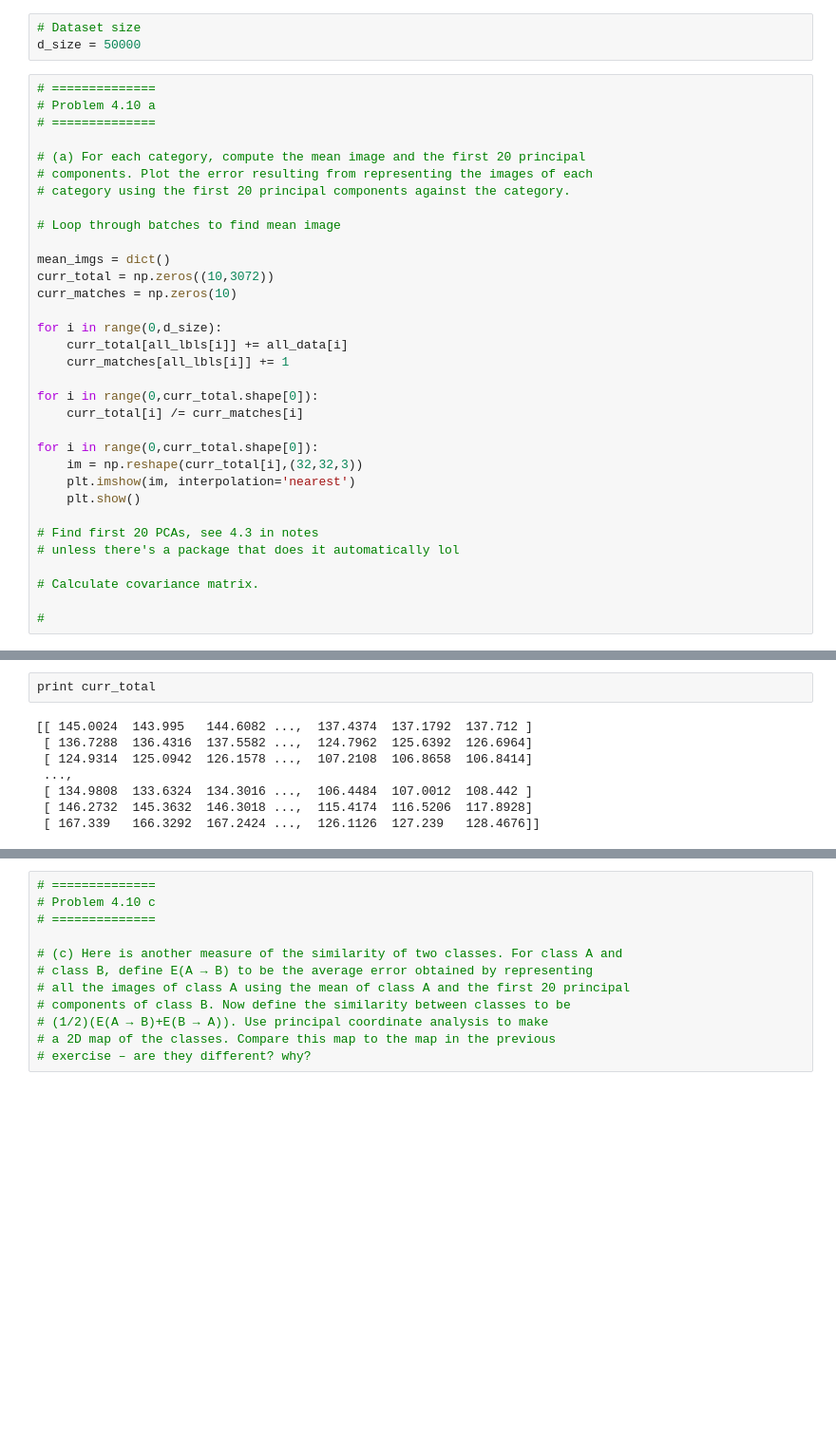
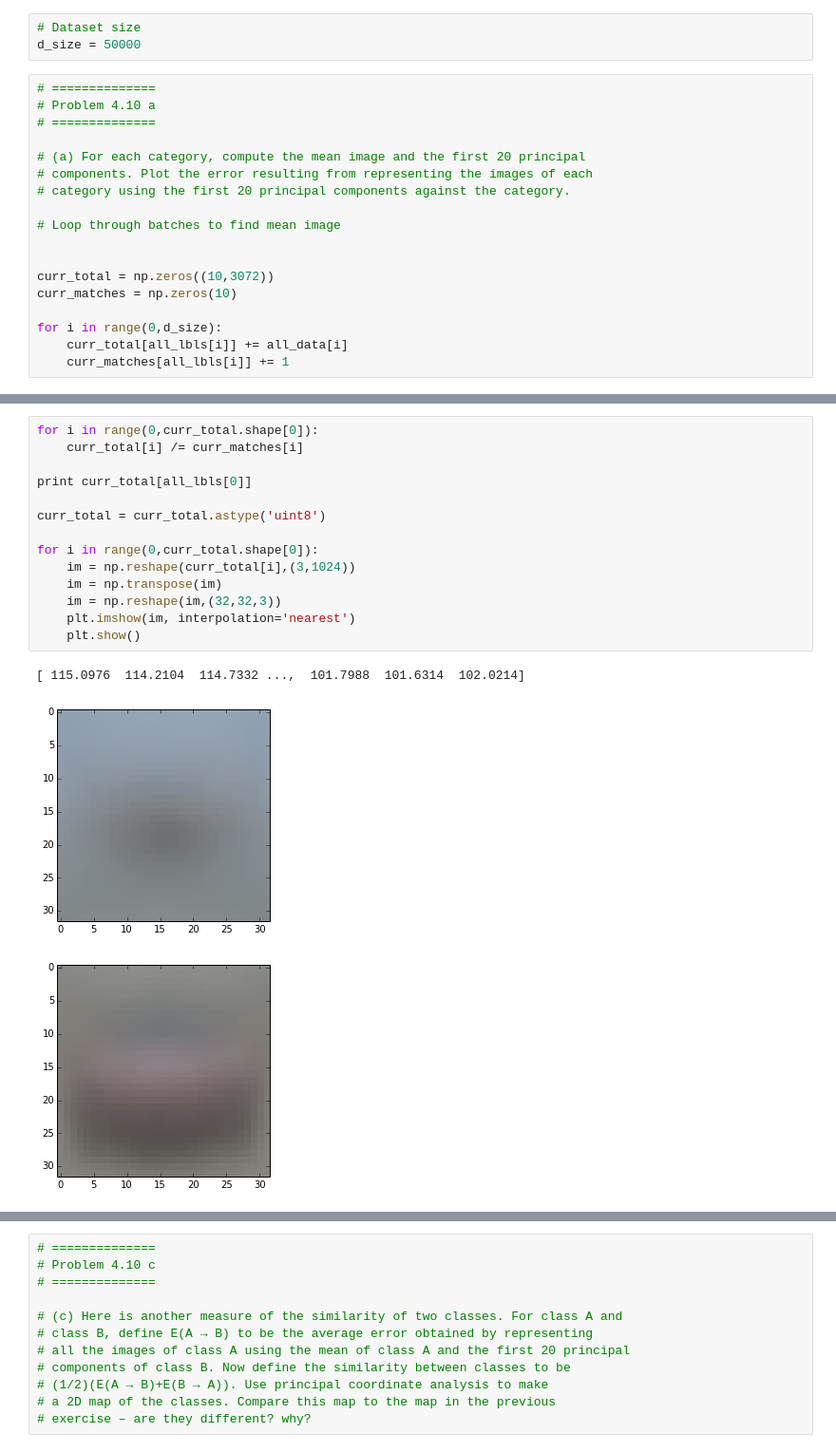
Before and after one commit to roshanjrajan/CS498-AML, a Jupyter notebook: hw3/CS_498_AML_HW3.ipynb, the cells around one changed output, grey strips where cells are left out. Shown at 95% size. Cells and saved outputs as stored; diff of their text form; blank space fills up the shorter version.

```diff
--- a/hw3/CS_498_AML_HW3.ipynb
+++ b/hw3/CS_498_AML_HW3.ipynb
@@ -66,25 +79,10 @@ d_size = 50000
 
 # Loop through batches to find mean image
 
-mean_imgs = dict()
+
 curr_total = np.zeros((10,3072))
 curr_matches = np.zeros(10)
 
 for i in range(0,d_size):
     curr_total[all_lbls[i]] += all_data[i]
     curr_matches[all_lbls[i]] += 1
-
-for i in range(0,curr_total.shape[0]):
-    curr_total[i] /= curr_matches[i]
-
-for i in range(0,curr_total.shape[0]):
-    im = np.reshape(curr_total[i],(32,32,3))
-    plt.imshow(im, interpolation='nearest')
-    plt.show()
-
-# Find first 20 PCAs, see 4.3 in notes
-# unless there's a package that does it automatically lol
-
-# Calculate covariance matrix.
-
-#
@@ -102,10 +89,18 @@ for i in range(0,curr_total.shape[0]):
-# %%
-print curr_total
-# %% [output]
-[[ 145.0024  143.995   144.6082 ...,  137.4374  137.1792  137.712 ]
- [ 136.7288  136.4316  137.5582 ...,  124.7962  125.6392  126.6964]
- [ 124.9314  125.0942  126.1578 ...,  107.2108  106.8658  106.8414]
- ...,
- [ 134.9808  133.6324  134.3016 ...,  106.4484  107.0012  108.442 ]
- [ 146.2732  145.3632  146.3018 ...,  115.4174  116.5206  117.8928]
- [ 167.339   166.3292  167.2424 ...,  126.1126  127.239   128.4676]]
+# %%
+for i in range(0,curr_total.shape[0]):
+    curr_total[i] /= curr_matches[i]
+
+print curr_total[all_lbls[0]]
+
+curr_total = curr_total.astype('uint8')
+
+for i in range(0,curr_total.shape[0]):
+    im = np.reshape(curr_total[i],(3,1024))
+    im = np.transpose(im)
+    im = np.reshape(im,(32,32,3))
+    plt.imshow(im, interpolation='nearest')
+    plt.show()
+# %% [output]
+[ 115.0976  114.2104  114.7332 ...,  101.7988  101.6314  102.0214]
+[figure, added]
+[figure, added]
```
Also changed, not shown: parts of 8 cells of this notebook.
